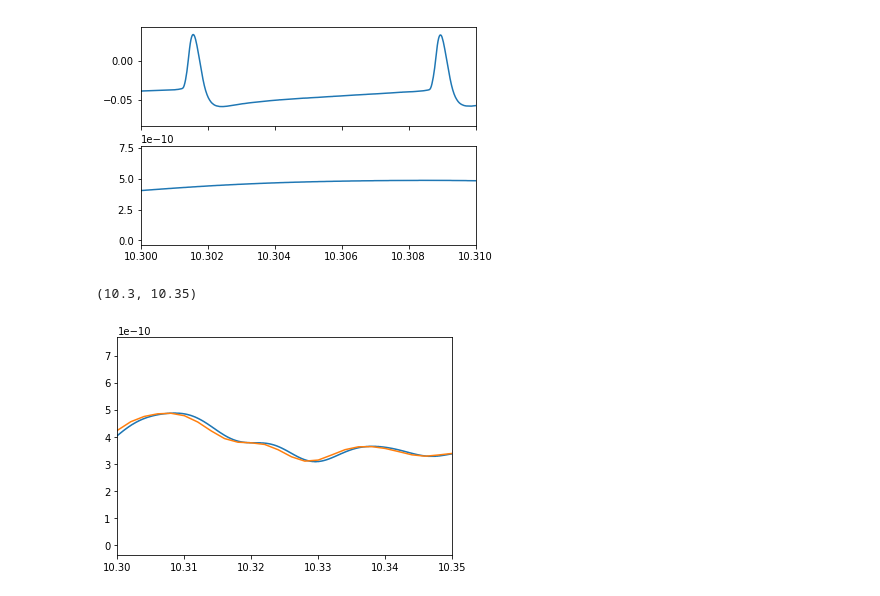
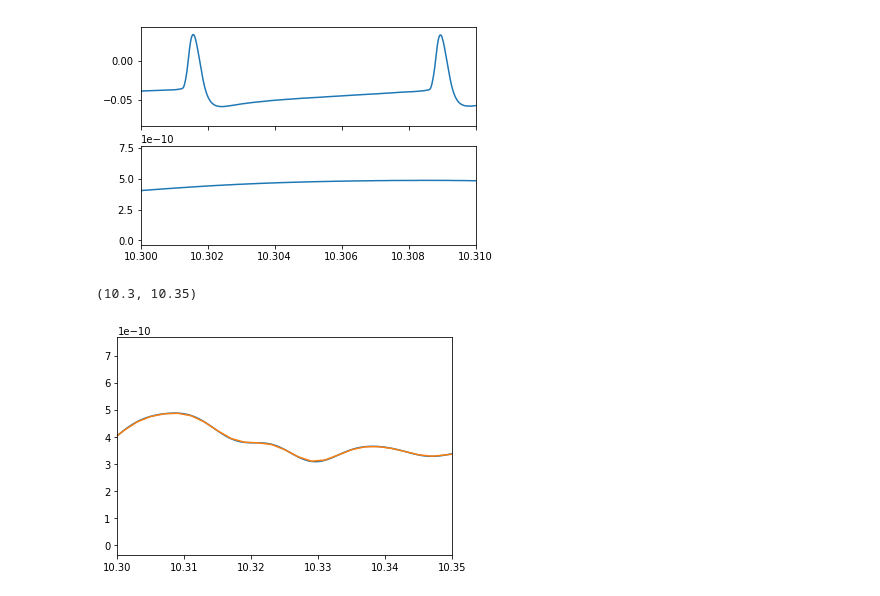
Before and after one commit to zdeblick/fun-con, a Jupyter notebook: CellTypePriors.ipynb, the cells around one changed output. Drawn from its saved outputs; the diff is of its cells as text; code cells hidden in the pictures.

```diff
--- a/CellTypePriors.ipynb
+++ b/CellTypePriors.ipynb
@@ -123,8 +123,8 @@ print sweeps[5].keys()
 [figure]
 # %%
 plt.plot(t,sweeps[0]['stimulus'])
-plt.plot(np.arange(0,binned_stim.shape[0])*bin_len,binned_stim)
+plt.plot((np.arange(0,binned_stim.shape[0])+0.5)*bin_len,binned_stim)
 plt.xlim([10.3,10.35])
 # %% [output]
 (10.3, 10.35)
-[figure, old version]
+[figure, new version]
```
Also changed, not shown: parts of 5 cells of this notebook.
